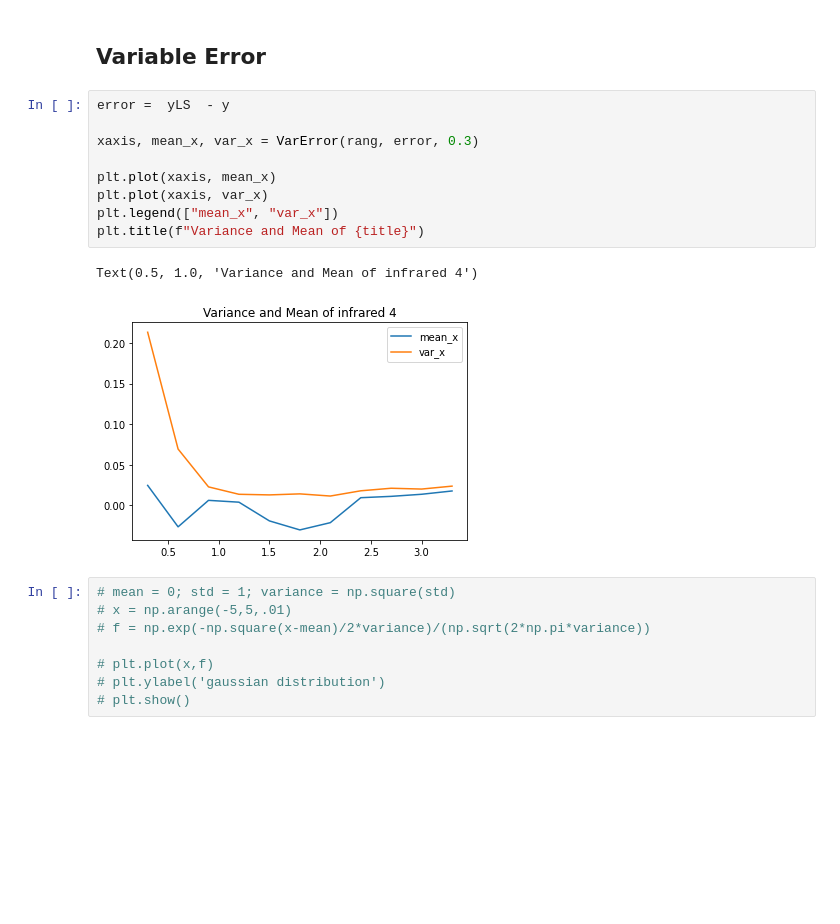
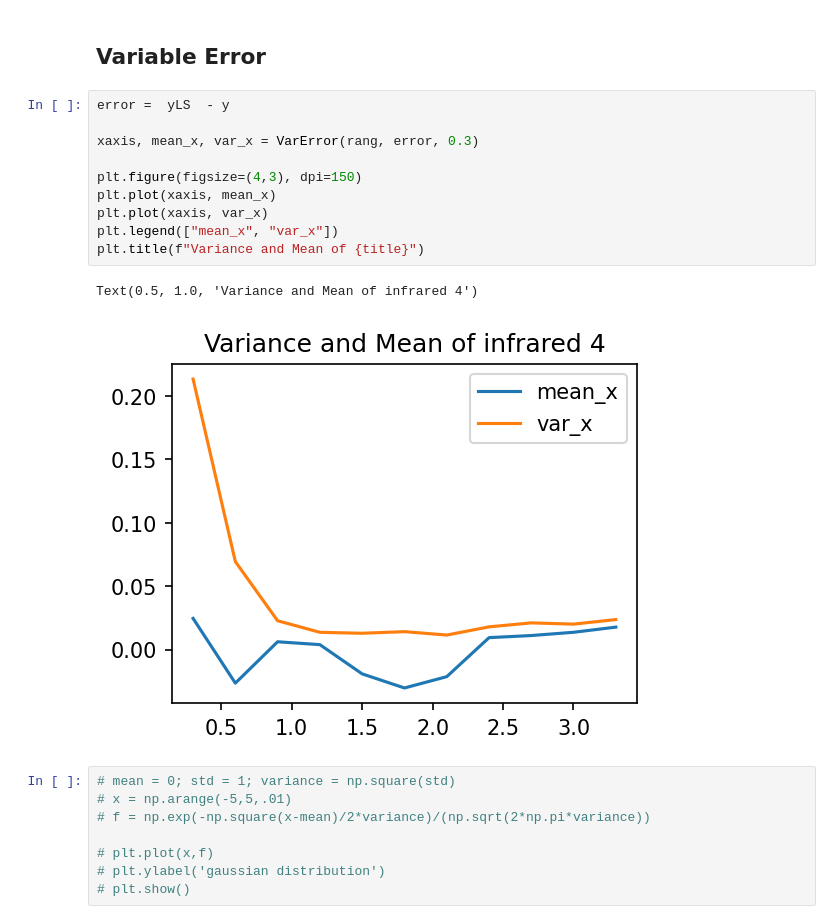
Before and after one commit to Laserbean/ENMT482_Ass1, a Jupyter notebook: Assignment1.ipynb, the cells around one changed output. Cells and saved outputs as stored; diff of their text form; blank space fills up the shorter version.

```diff
--- a/Assignment1.ipynb
+++ b/Assignment1.ipynb
@@ -300,15 +301,16 @@ variance: 0.04329946500708722,  mean: 2.700946804236018e-07
 # %%
 error =  yLS  - y
 
 xaxis, mean_x, var_x = VarError(rang, error, 0.3)
 
+plt.figure(figsize=(4,3), dpi=150)
 plt.plot(xaxis, mean_x)
 plt.plot(xaxis, var_x)
 plt.legend(["mean_x", "var_x"])
 plt.title(f"Variance and Mean of {title}")
 # %% [output]
 Text(0.5, 1.0, 'Variance and Mean of infrared 4')
-[figure, old version]
+[figure, new version]
 # %%
 # mean = 0; std = 1; variance = np.square(std)
 # x = np.arange(-5,5,.01)
```
Also changed, not shown: parts of 11 cells of this notebook.
